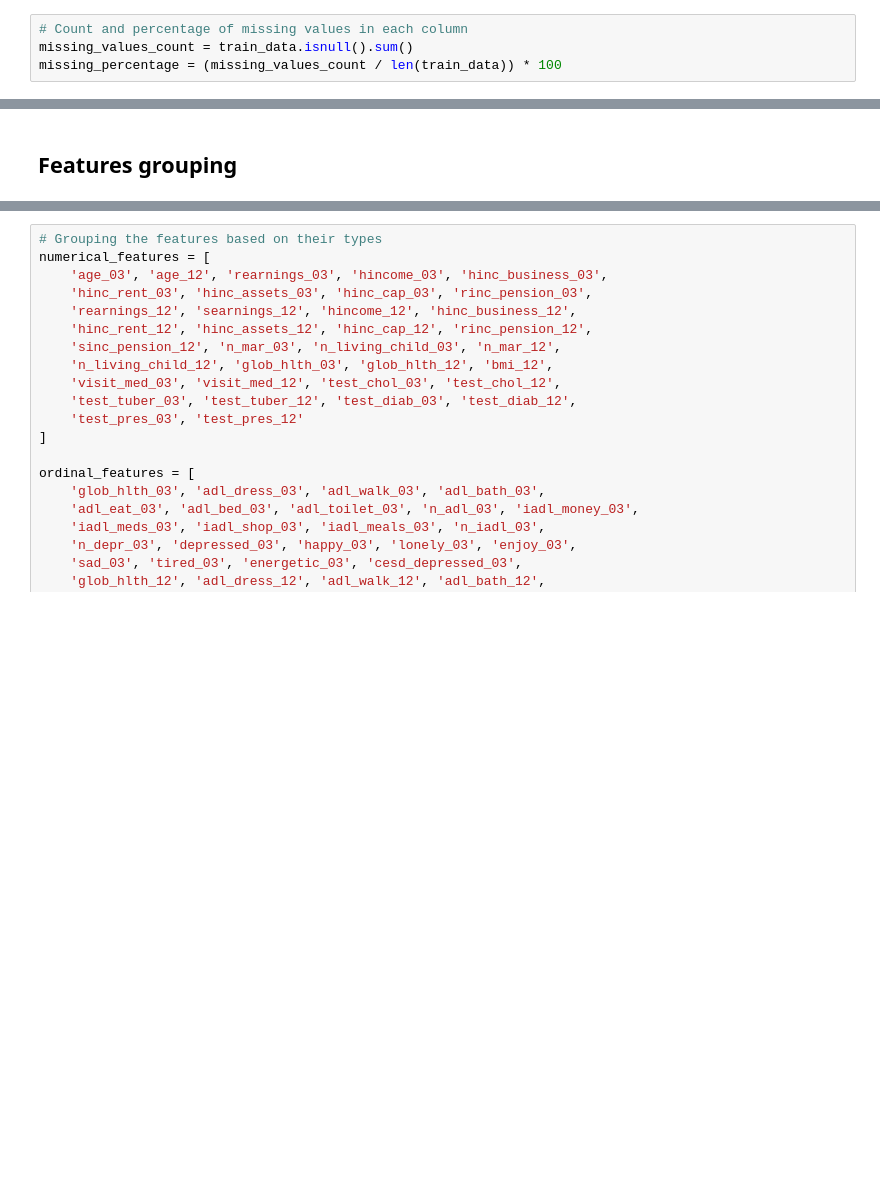
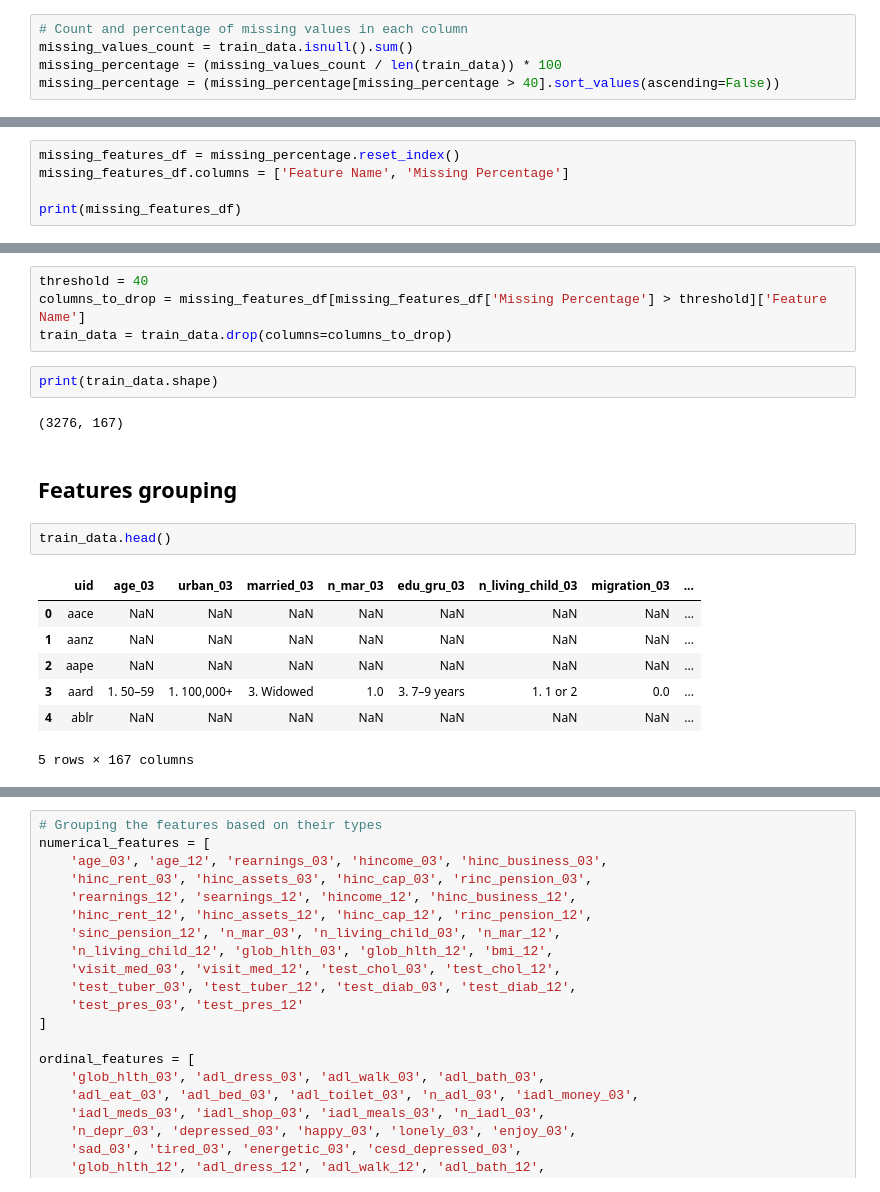
Before and after one commit to geomwangi007/Early-Detection-of-Alzheimer-s-Disease-and-Related-Dementias-Using-Social-Determinants-of-Health, a Jupyter notebook: IPNYBS/Geoffrey.ipynb, the cells around one changed output, grey strips where cells are left out. Saved outputs shown, nothing was run; the diff lists cells and outputs as text; blank space fills up the shorter version.

```diff
--- a/IPNYBS/Geoffrey.ipynb
+++ b/IPNYBS/Geoffrey.ipynb
@@ -86,3 +99,4 @@ dtype: int64
 # Count and percentage of missing values in each column
 missing_values_count = train_data.isnull().sum()
 missing_percentage = (missing_values_count / len(train_data)) * 100
+missing_percentage = (missing_percentage[missing_percentage > 40].sort_values(ascending=False))
@@ -169,0 +103,5 @@ Cleaned DataFrame:
+# %%
+missing_features_df = missing_percentage.reset_index()
+missing_features_df.columns = ['Feature Name', 'Missing Percentage']
+
+print(missing_features_df)
@@ -170,2 +127,20 @@ Cleaned DataFrame:
+# %%
+threshold = 40
+columns_to_drop = missing_features_df[missing_features_df['Missing Percentage'] > threshold]['Feature Name']
+train_data = train_data.drop(columns=columns_to_drop)
+# %%
+print(train_data.shape)
+# %% [output]
+(3276, 167)
 # %% [markdown]
 ## Features grouping
+# %%
+train_data.head()
+# %% [output]
+|  | uid | age_03 | urban_03 | married_03 | n_mar_03 | edu_gru_03 | n_living_child_03 | migration_03 | ... |
+| 0 | aace | NaN | NaN | NaN | NaN | NaN | NaN | NaN | ... |
+| 1 | aanz | NaN | NaN | NaN | NaN | NaN | NaN | NaN | ... |
+| 2 | aape | NaN | NaN | NaN | NaN | NaN | NaN | NaN | ... |
+| 3 | aard | 1. 50–59 | 1. 100,000+ | 3. Widowed | 1.0 | 3. 7–9 years | 1. 1 or 2 | 0.0 | ... |
+| 4 | ablr | NaN | NaN | NaN | NaN | NaN | NaN | NaN | ... |
+5 rows × 167 columns
```
Also changed, not shown: parts of 45 cells of this notebook.
